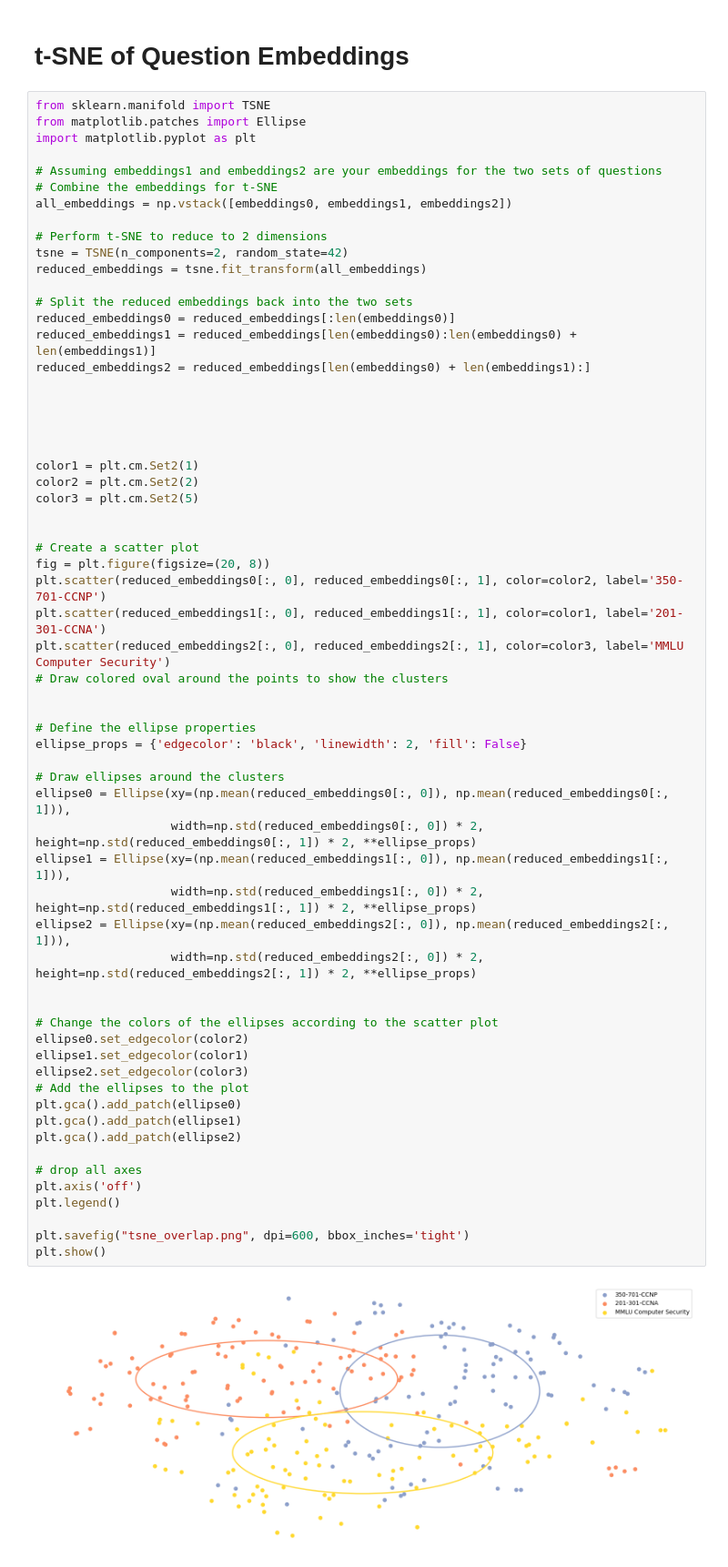
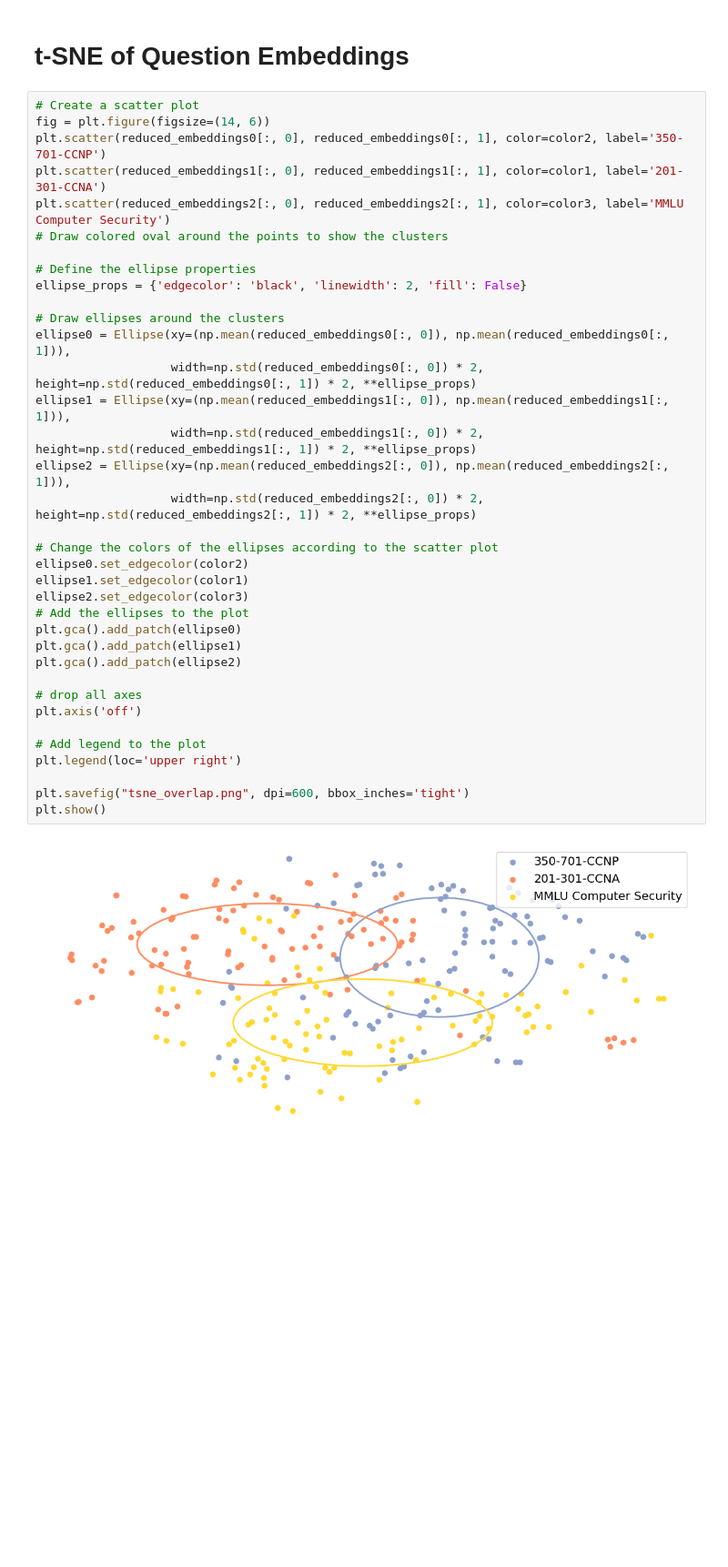
Before and after one commit to cybercampus-se/GenAICyberSecMCQA, a Jupyter notebook: src/questionbank_similarity.ipynb, the cells around one changed output. Shown at 91% size. Saved outputs shown, nothing was run; the diff lists cells and outputs as text; blank space fills up the shorter version.

```diff
--- a/src/questionbank_similarity.ipynb
+++ b/src/questionbank_similarity.ipynb
@@ -107,66 +107,40 @@ plt.show()
 # %% [markdown]
 # t-SNE of Question Embeddings
 # %%
-from sklearn.manifold import TSNE
-from matplotlib.patches import Ellipse
-import matplotlib.pyplot as plt
-
-# Assuming embeddings1 and embeddings2 are your embeddings for the two sets of questions
-# Combine the embeddings for t-SNE
-all_embeddings = np.vstack([embeddings0, embeddings1, embeddings2])
-
-# Perform t-SNE to reduce to 2 dimensions
-tsne = TSNE(n_components=2, random_state=42)
-reduced_embeddings = tsne.fit_transform(all_embeddings)
-
-# Split the reduced embeddings back into the two sets
-reduced_embeddings0 = reduced_embeddings[:len(embeddings0)]
-reduced_embeddings1 = reduced_embeddings[len(embeddings0):len(embeddings0) + len(embeddings1)]
-reduced_embeddings2 = reduced_embeddings[len(embeddings0) + len(embeddings1):]
-
-
-
-
-
-color1 = plt.cm.Set2(1)
-color2 = plt.cm.Set2(2)
-color3 = plt.cm.Set2(5)
-
-
 # Create a scatter plot
-fig = plt.figure(figsize=(20, 8))
+fig = plt.figure(figsize=(14, 6))
 plt.scatter(reduced_embeddings0[:, 0], reduced_embeddings0[:, 1], color=color2, label='350-701-CCNP')
 plt.scatter(reduced_embeddings1[:, 0], reduced_embeddings1[:, 1], color=color1, label='201-301-CCNA')
 plt.scatter(reduced_embeddings2[:, 0], reduced_embeddings2[:, 1], color=color3, label='MMLU Computer Security')
 # Draw colored oval around the points to show the clusters
-
 
 # Define the ellipse properties
 ellipse_props = {'edgecolor': 'black', 'linewidth': 2, 'fill': False}
 
 # Draw ellipses around the clusters
 ellipse0 = Ellipse(xy=(np.mean(reduced_embeddings0[:, 0]), np.mean(reduced_embeddings0[:, 1])),
                    width=np.std(reduced_embeddings0[:, 0]) * 2, height=np.std(reduced_embeddings0[:, 1]) * 2, **ellipse_props)
 ellipse1 = Ellipse(xy=(np.mean(reduced_embeddings1[:, 0]), np.mean(reduced_embeddings1[:, 1])),
                    width=np.std(reduced_embeddings1[:, 0]) * 2, height=np.std(reduced_embeddings1[:, 1]) * 2, **ellipse_props)
 ellipse2 = Ellipse(xy=(np.mean(reduced_embeddings2[:, 0]), np.mean(reduced_embeddings2[:, 1])),
                    width=np.std(reduced_embeddings2[:, 0]) * 2, height=np.std(reduced_embeddings2[:, 1]) * 2, **ellipse_props)
 
-
 # Change the colors of the ellipses according to the scatter plot
 ellipse0.set_edgecolor(color2)
 ellipse1.set_edgecolor(color1)
 ellipse2.set_edgecolor(color3)
 # Add the ellipses to the plot
 plt.gca().add_patch(ellipse0)
 plt.gca().add_patch(ellipse1)
 plt.gca().add_patch(ellipse2)
 
 # drop all axes
 plt.axis('off')
-plt.legend()
+
+# Add legend to the plot
+plt.legend(loc='upper right')
 
 plt.savefig("tsne_overlap.png", dpi=600, bbox_inches='tight')
 plt.show()
 # %% [output]
-[figure, old version]
+[figure, new version]
```
Also changed, not shown: 19 other files.
